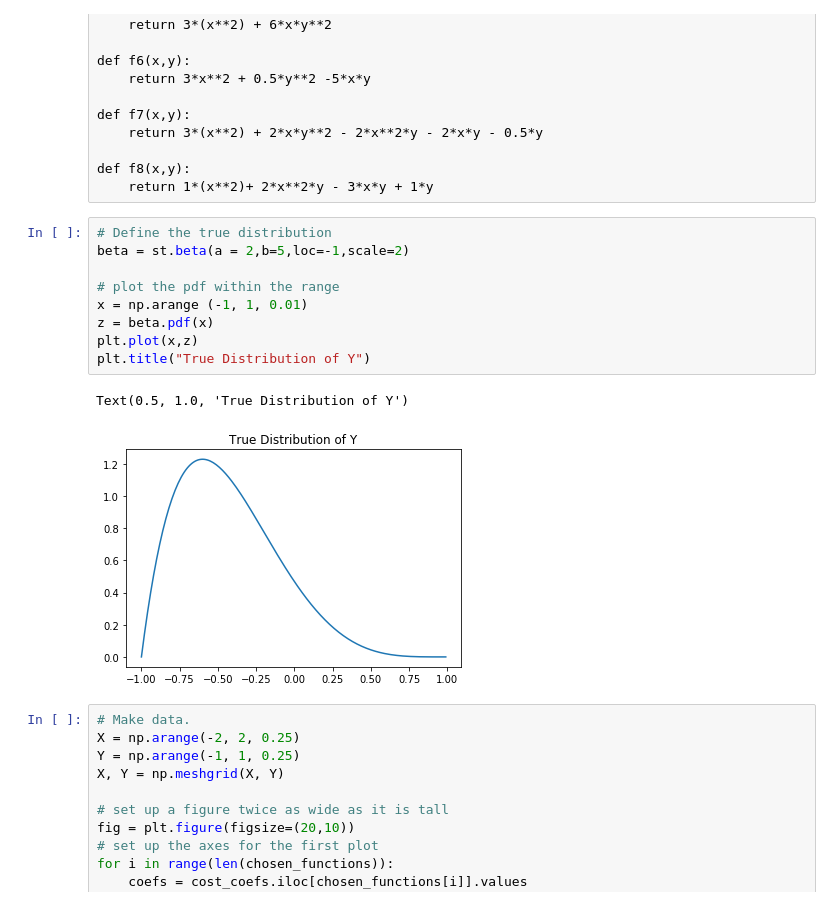
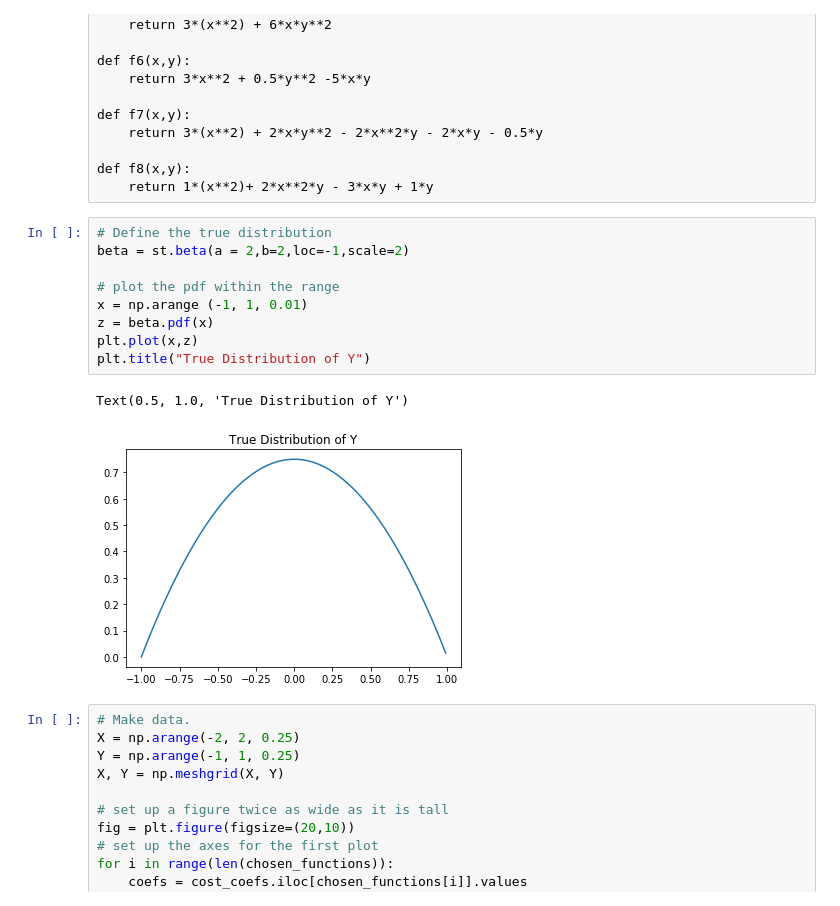
Before and after one commit to harrisonnguyen/stochastic_optimisation, a Jupyter notebook: BetaCostFunction/Beta_experiments.ipynb, the cells around one changed output. Cells and saved outputs as stored; diff of their text form.

```diff
--- a/BetaCostFunction/Beta_experiments.ipynb
+++ b/BetaCostFunction/Beta_experiments.ipynb
@@ -84,16 +86,16 @@ def f8(x,y):
     return 1*(x**2)+ 2*x**2*y - 3*x*y + 1*y
 # %%
 # Define the true distribution
-beta = st.beta(a = 2,b=5,loc=-1,scale=2)
+beta = st.beta(a = 2,b=2,loc=-1,scale=2)
 
 # plot the pdf within the range
 x = np.arange (-1, 1, 0.01)
 z = beta.pdf(x)
 plt.plot(x,z)
 plt.title("True Distribution of Y")
 # %% [output]
 Text(0.5, 1.0, 'True Distribution of Y')
-[figure, old version]
+[figure, new version]
 # %%
 # Make data.
 X = np.arange(-2, 2, 0.25)
```
Also changed, not shown: parts of 8 cells of this notebook, 4 other files.
